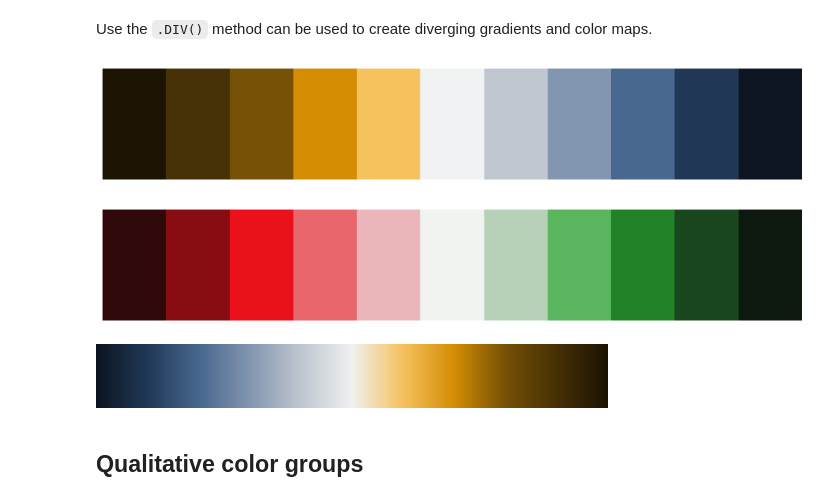
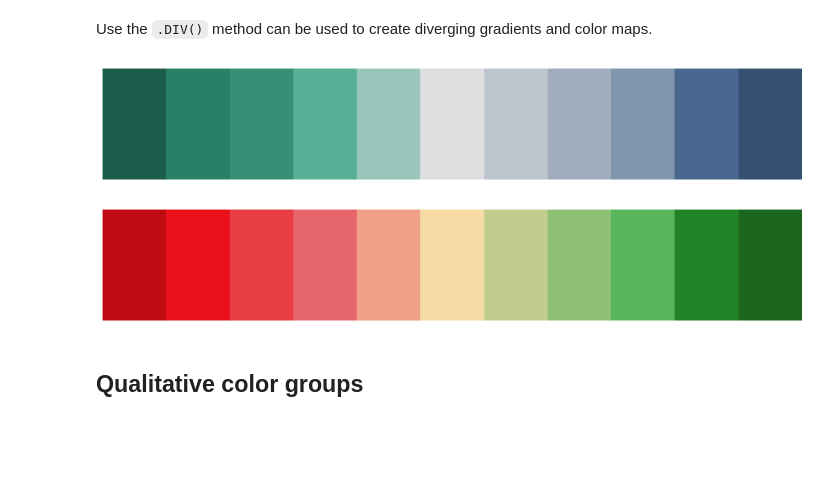
Before and after one commit to morpc/morpc-py, a Jupyter notebook: docs/09-morpc-color-demo.ipynb, the cells around one changed output. Drawn from its saved outputs; the diff is of its cells as text; code cells hidden in the pictures; blank space fills up the shorter version.

```diff
--- a/docs/09-morpc-color-demo.ipynb
+++ b/docs/09-morpc-color-demo.ipynb
@@ -86,17 +129,13 @@ morpc.color.get_colors().SEQ3(['red', 'yellow', 'darkgreen']).cmap
 # %% [markdown]
 Use the `.DIV()` method can be used to create diverging gradients and color maps.
 # %%
-morpc.color.plot_from_hex_list(morpc.color.get_colors().DIV(['yellow','darkblue']).hex_list, labels=[])
+morpc.color.plot_from_hex_list(morpc.color.get_colors().DIV(['darkgreen', 'lightgrey','darkblue']), labels=[])
 # %% [output]
-[figure, old version]
+[figure, new version]
 # %%
-morpc.color.plot_from_hex_list(morpc.color.get_colors().DIV(['red','lightgreen']).hex_list, labels=[])
+morpc.color.plot_from_hex_list(morpc.color.get_colors().DIV(['red','yellow','lightgreen']), labels=[])
 # %% [output]
-[figure, old version]
+[figure, new version]
-# %%
-morpc.color.get_colors().DIV(['yellow','darkblue']).cmap_r
-# %% [output]
-[figure, removed]
 # %% [markdown]
 ## Qualitative color groups
 # %% [markdown]
```
Also changed, not shown: parts of 36 cells of this notebook, 5 other files.
